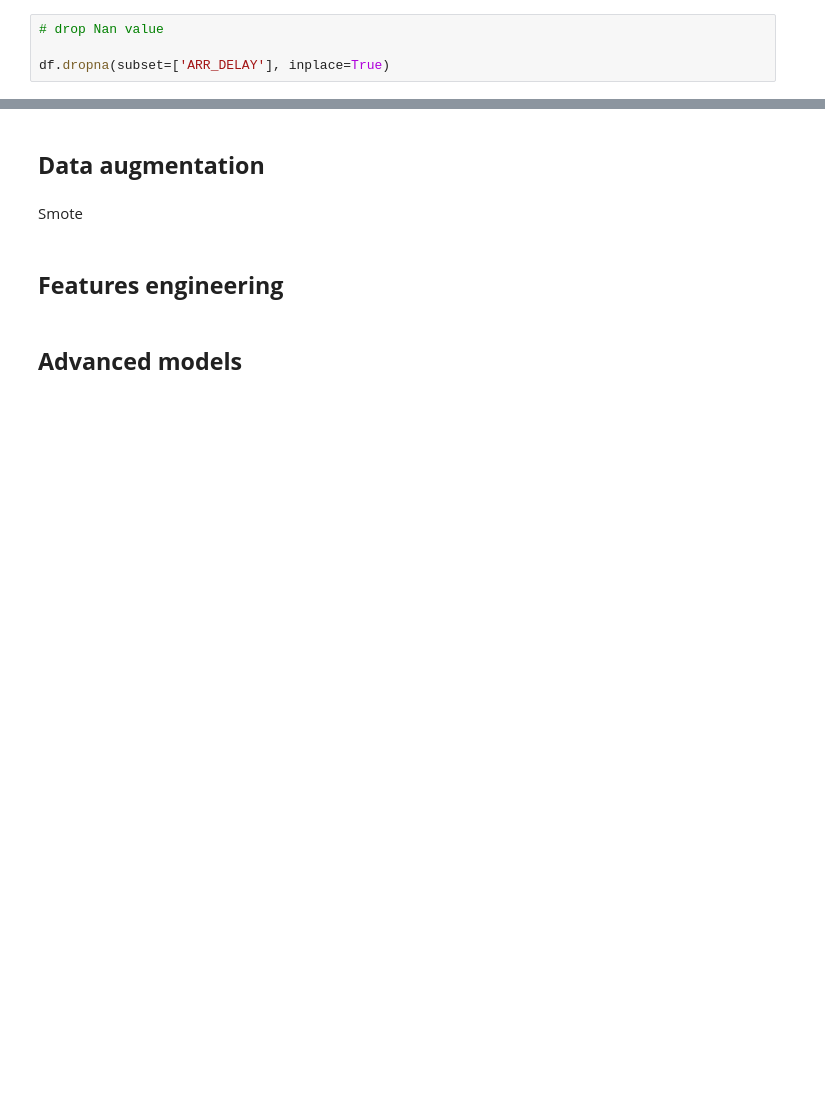
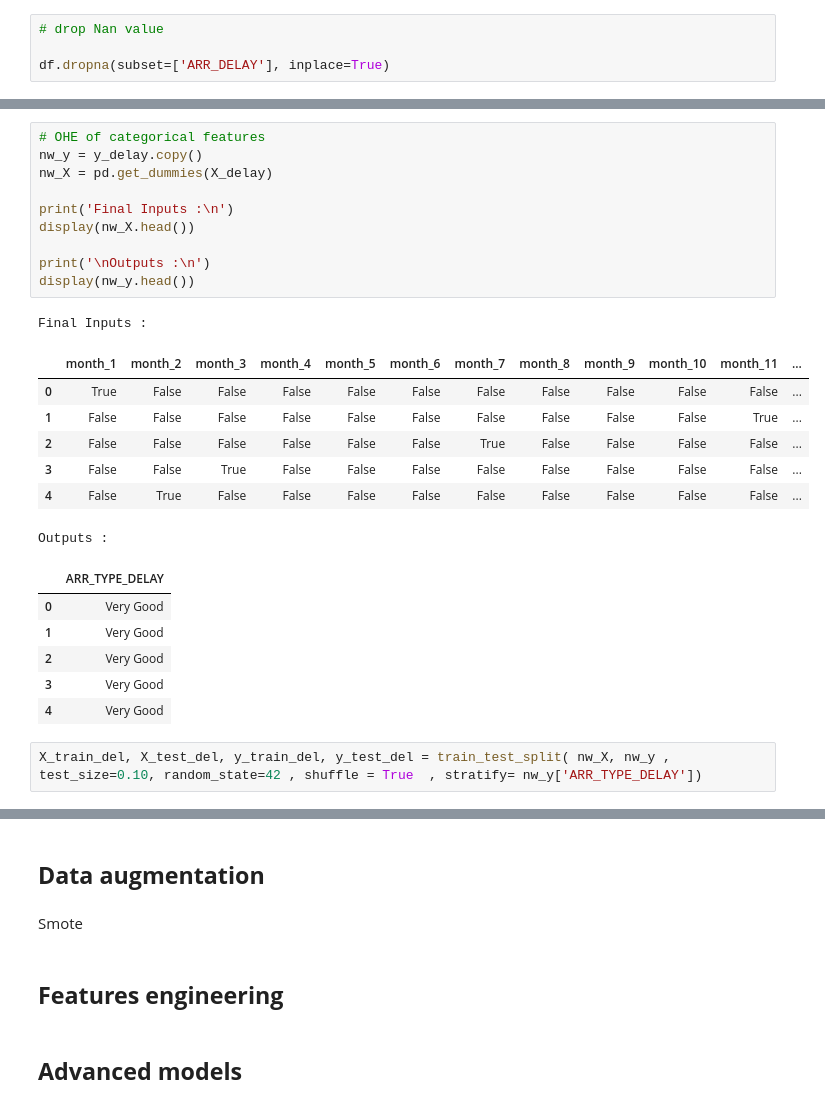
Before and after one commit to MBalogogGLemuel/Balogogg-portfolio.github.io, a Jupyter notebook: pages/FlightsDelaysandCancellation/2- Model.ipynb, the cells around one changed output, grey strips where cells are left out. Drawn from its saved outputs; the diff is of its cells as text; blank space fills up the shorter version.

```diff
--- a/pages/FlightsDelaysandCancellation/2- Model.ipynb
+++ b/pages/FlightsDelaysandCancellation/2- Model.ipynb
@@ -291,0 +340,27 @@ display(pd.DataFrame(out))
+# %%
+# OHE of categorical features
+nw_y = y_delay.copy()
+nw_X = pd.get_dummies(X_delay)
+
+print('Final Inputs :\n')
+display(nw_X.head())
+
+print('\nOutputs :\n')
+display(nw_y.head())
+# %% [output]
+Final Inputs :
+|  | month_1 | month_2 | month_3 | month_4 | month_5 | month_6 | month_7 | month_8 | month_9 | month_10 | month_11 | ... |
+| 0 | True | False | False | False | False | False | False | False | False | False | False | ... |
+| 1 | False | False | False | False | False | False | False | False | False | False | True | ... |
+| 2 | False | False | False | False | False | False | True | False | False | False | False | ... |
+| 3 | False | False | True | False | False | False | False | False | False | False | False | ... |
+| 4 | False | True | False | False | False | False | False | False | False | False | False | ... |
+Outputs :
+|  | ARR_TYPE_DELAY |
+| 0 | Very Good |
+| 1 | Very Good |
+| 2 | Very Good |
+| 3 | Very Good |
+| 4 | Very Good |
+# %%
+X_train_del, X_test_del, y_train_del, y_test_del = train_test_split( nw_X, nw_y , test_size=0.10, random_state=42 , shuffle = True  , stratify= nw_y['ARR_TYPE_DELAY'])
```
Also changed, not shown: parts of 47 cells of this notebook.
